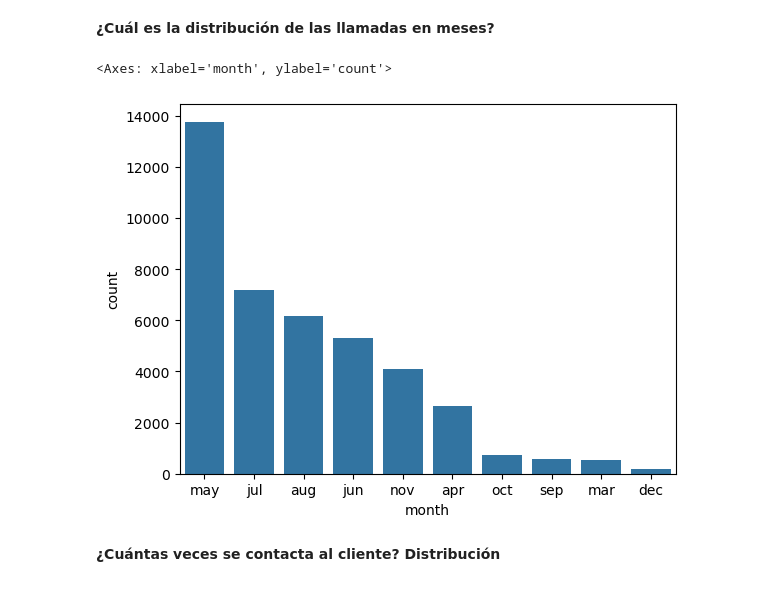
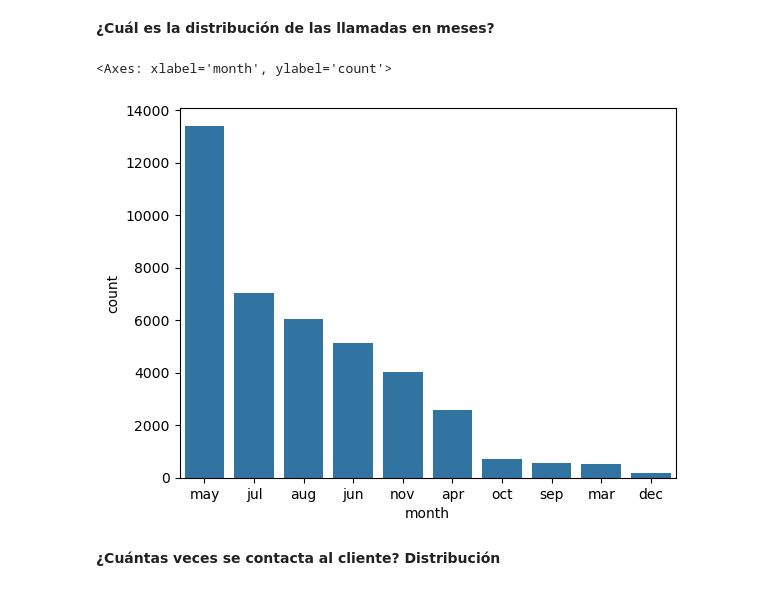
Before and after one commit to arnausans23/data-analytics-tfm, a Jupyter notebook: 1_analisis_datos_v2.ipynb, the cells around one changed output. Saved outputs shown, nothing was run; the diff lists cells and outputs as text; code cells hidden in the pictures.

```diff
--- a/1_analisis_datos_v2.ipynb
+++ b/1_analisis_datos_v2.ipynb
@@ -491,6 +478,8 @@ employment_variation_rate
 Name: count, dtype: int64
 # %% [markdown]
 Tras contar los tipos de datos, vemos que siguen habiendo string e integers, por lo que toca convertirlos.
+# %%
+df_clean['employment_variation_rate'] = df_clean['employment_variation_rate'].astype(float)
 # %% [markdown]
 **Euribor**
 # %% [markdown]
@@ -583,10 +588,10 @@ df['y'].value_counts().plot.pie()
 # %% [markdown]
 **¿Cuál es la distribución de las llamadas en meses?**
 # %%
-sns.countplot(data=df, x='month', order=df['month'].value_counts().index)
+sns.countplot(data=df_clean, x='month', order=df_clean['month'].value_counts().index)
 # %% [output]
 <Axes: xlabel='month', ylabel='count'>
-[figure, old version]
+[figure, new version]
 # %% [markdown]
 **¿Cuántas veces se contacta al cliente? Distribución**
 # %%
```
Also changed, not shown: parts of 9 cells of this notebook.
